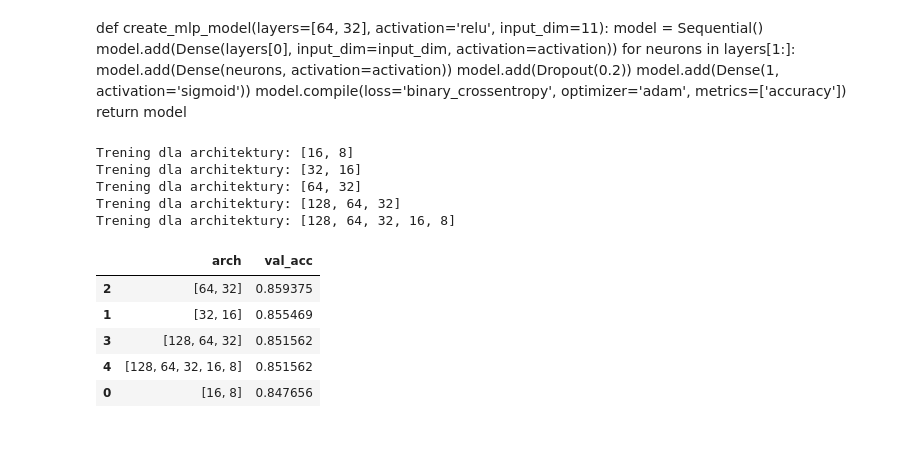
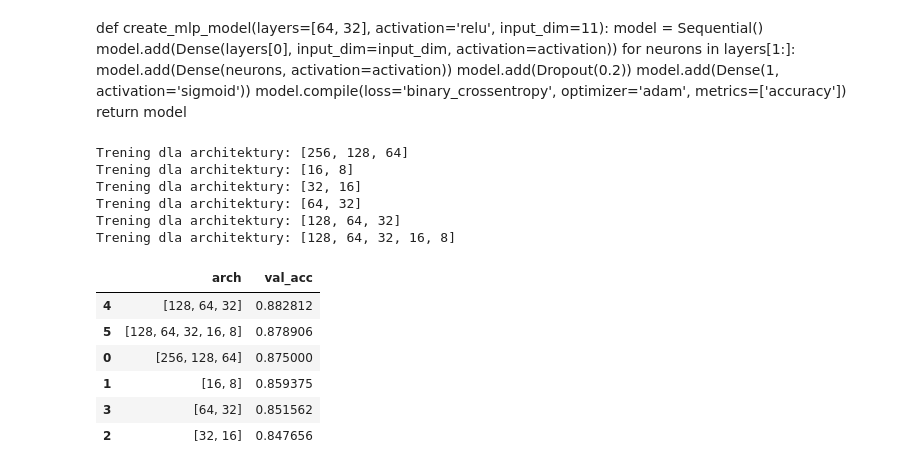
Before and after one commit to KluskaGit/Red-Wine-Classification, a Jupyter notebook: raport.ipynb, the cells around one changed output. Cells and saved outputs as stored; diff of their text form; code cells hidden in the pictures; blank space fills up the shorter version.

```diff
--- a/raport.ipynb
+++ b/raport.ipynb
@@ -813,7 +813,7 @@ else:
 # %% [output]
 GPU nie zostało znalezione. Upewnij się, że w Runtime -> Change runtime type wybrano GPU.
 # %%
-def create_mlp_model(layers=[64, 32], activation='tanh', input_dim=11):
+def create_mlp_model_bin(layers=[64, 32], activation='relu', input_dim=11):
     model = Sequential()
 
     # NOWOŚĆ: Definiujemy kształt danych wejściowych za pomocą obiektu Input
@@ -845,30 +845,32 @@ def create_mlp_model(layers=[64, 32], activation='relu', input_dim=11):
     return model
 # %%
 # Definicja zestawów do przetestowania
-architectures = [[16,8],[32, 16], [64, 32], [128, 64, 32],[128, 64, 32,16,8]]
+architectures = [[256, 128, 64], [16,8],[32, 16], [64, 32], [128, 64, 32],[128, 64, 32,16,8]]
 results = []
 # %%
 for arch in architectures:
     print(f"Trening dla architektury: {arch}")
-    model = create_mlp_model(layers=arch, input_dim=X_train_scaled.shape[1])
+    model = create_mlp_model_bin(layers=arch, input_dim=X_train_scaled.shape[1])
     history = model.fit(X_train_scaled, y_train_bin, epochs=50, batch_size=32, verbose=0, validation_split=0.2)
     val_acc = max(history.history['val_accuracy'])
     results.append({'arch': arch, 'val_acc': val_acc})
 # %% [output]
+Trening dla architektury: [256, 128, 64]
 Trening dla architektury: [16, 8]
 Trening dla architektury: [32, 16]
 Trening dla architektury: [64, 32]
 Trening dla architektury: [128, 64, 32]
 Trening dla architektury: [128, 64, 32, 16, 8]
 # %%
-results_df = pd.DataFrame(results).sort_values(by='val_acc', ascending=False)
+results_df_bin = pd.DataFrame(results).sort_values(by='val_acc', ascending=False)
 # %%
-results_df
+results_df_bin
 # %% [output]
 |  | arch | val_acc |
-| 2 | [64, 32] | 0.859375 |
-| 1 | [32, 16] | 0.855469 |
-| 3 | [128, 64, 32] | 0.851562 |
-| 4 | [128, 64, 32, 16, 8] | 0.851562 |
-| 0 | [16, 8] | 0.847656 |
+| 4 | [128, 64, 32] | 0.882812 |
+| 5 | [128, 64, 32, 16, 8] | 0.878906 |
+| 0 | [256, 128, 64] | 0.875000 |
+| 1 | [16, 8] | 0.859375 |
+| 3 | [64, 32] | 0.851562 |
+| 2 | [32, 16] | 0.847656 |
 # %%
```
Also changed, not shown: parts of 5 cells of this notebook.
